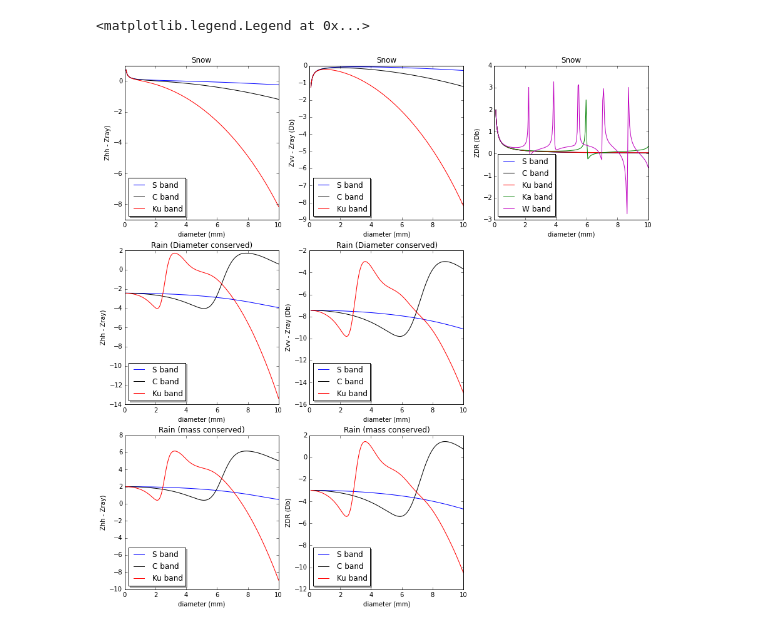
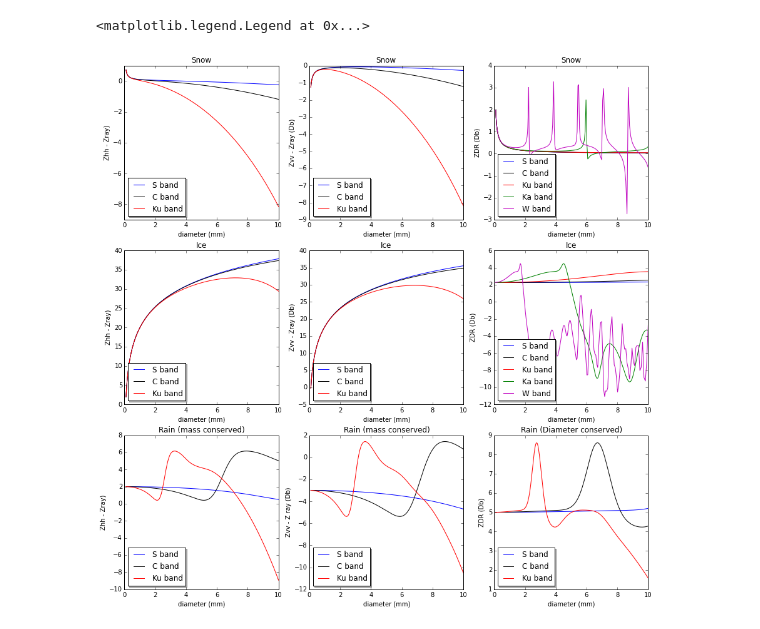
Before and after one commit to georgeasduffy/Scattering, a Jupyter notebook: Rayleigh_ARtest.ipynb, the cells around one changed output. Saved outputs shown, nothing was run; the diff lists cells and outputs as text; code cells hidden in the pictures.

Commit message:
cleaned up figures

```diff
--- a/Rayleigh_ARtest.ipynb
+++ b/Rayleigh_ARtest.ipynb
@@ -89,6 +89,64 @@ ax3.set_ylabel('ZDR (Db)')
 ax3.set_title('Snow')
 ax3.legend(['S band', 'C band', 'Ku band', 'Ka band', 'W band'], loc = 'lower left', shadow = True)
 
+Rayleigh = []
+flec1h, flec2h, flec3h, flec4h, flec5h = [], [], [], [], []
+flec1v, flec2v, flec3v, flec4v, flec5v = [], [], [], [], []
+for d in dees:
+    dmod = d * (ar**(1./3.))
+    mm = complex(1.782, 0.00732)
+    oblate1 = Scatterer(radius = dmod/2., wavelength=tmatrix_aux.wl_S, m = mm, axis_ratio = 1/ar)
+    oblate2 = Scatterer(radius = dmod/2., wavelength=tmatrix_aux.wl_C, m = mm, axis_ratio = 1/ar)
+    oblate3 = Scatterer(radius = dmod/2., wavelength=tmatrix_aux.wl_Ku, m = mm, axis_ratio = 1/ar)
+    oblate4 = Scatterer(radius = dmod/2., wavelength=tmatrix_aux.wl_Ka, m = mm, axis_ratio = 1/ar)
+    oblate5 = Scatterer(radius = dmod/2., wavelength=tmatrix_aux.wl_W, m = mm, axis_ratio = 1/ar)
+
+    flec1h.append(10*np.log10(nconc*radar.refl(oblate1)))
+    flec2h.append(10*np.log10(nconc*radar.refl(oblate2)))
+    flec3h.append(10*np.log10(nconc*radar.refl(oblate3)))
+    flec4h.append(10*np.log10(nconc*radar.refl(oblate4)))
+    flec5h.append(10*np.log10(nconc*radar.refl(oblate5)))
+
+    flec1v.append(10*np.log10(nconc*radar.refl(oblate1, h_pol = False)))
+    flec2v.append(10*np.log10(nconc*radar.refl(oblate2, h_pol = False)))
+    flec3v.append(10*np.log10(nconc*radar.refl(oblate3, h_pol = False)))
+    flec4v.append(10*np.log10(nconc*radar.refl(oblate4, h_pol = False)))
+    flec5v.append(10*np.log10(nconc*radar.refl(oblate5, h_pol = False)))
+
+    Z = (.176/.93*(6/(np.pi)/.917)**2*(.004*(d*0.1)**2.1)**2)*10**6;
+    Rayleigh.append(10*np.log10( Z))
+
+ax4 = fig.add_subplot(334)
+ax4.plot(dees, np.array(flec1h) - np.array(Rayleigh))
+ax4.plot(dees, np.array(flec2h) - np.array(Rayleigh), 'k')
+ax4.plot(dees, np.array(flec3h) - np.array(Rayleigh), 'r')
+ax4.set_xlabel('diameter (mm)')
+ax4.set_ylabel('Zhh - Zray)')
+ax4.set_title('Ice')
+ax4.legend(['S band', 'C band', 'Ku band'], loc = 'lower left', shadow = True)
+
+ax5 = fig.add_subplot(335)
+ax5.plot(dees, np.array(flec1v) - np.array(Rayleigh))
+ax5.plot(dees, np.array(flec2v) - np.array(Rayleigh), 'k')
+ax5.plot(dees, np.array(flec3v) - np.array(Rayleigh), 'r')
+
+ax5.set_xlabel('diameter (mm)')
+ax5.set_ylabel('Zvv - Zray (Db)')
+ax5.set_title('Ice')
+ax5.legend(['S band', 'C band', 'Ku band'], loc = 'lower left', shadow = True)
+
+ax5 = fig.add_subplot(336)
+ax5.plot(dees, np.array(flec1h) - np.array(flec1v))
+ax5.plot(dees, np.array(flec2h) - np.array(flec2v), 'k')
+ax5.plot(dees, np.array(flec3h) - np.array(flec3v), 'r')
+ax5.plot(dees, np.array(flec4h) - np.array(flec4v), 'g')
+ax5.plot(dees, np.array(flec5h) - np.array(flec5v), 'm')
+
+ax5.set_xlabel('diameter (mm)')
+ax5.set_ylabel('ZDR (Db)')
+ax5.set_title('Ice')
+ax5.legend(['S band', 'C band', 'Ku band', 'Ka band', 'W band'], loc = 'lower left', shadow = True)
+
 Rayleigh1 = []
 Rayleigh2 = []
 flec1h, flec2h, flec3h, flec4h, flec5h = [], [], [], [], []
@@ -114,48 +172,41 @@ for d in dees:
     flec3v.append(10*np.log10(nconc*radar.refl(oblate3, h_pol = False)))
     flec4v.append(10*np.log10(nconc*radar.refl(oblate4, h_pol = False)))
     flec5v.append(10*np.log10(nconc*radar.refl(oblate5, h_pol = False)))
 
     Z1 = d**6
     Z2 = dmod**6
     Rayleigh1.append(10*np.log10(Z1))
     Rayleigh2.append(10*np.log10(Z2))
 
-ax4 = fig.add_subplot(334)
-ax4.plot(dees, np.array(flec1h) - np.array(Rayleigh1))
-ax4.plot(dees, np.array(flec2h) - np.array(Rayleigh1), 'k')
-ax4.plot(dees, np.array(flec3h) - np.array(Rayleigh1), 'r')
-ax4.set_xlabel('diameter (mm)')
-ax4.set_ylabel('Zhh - Zray)')
-ax4.set_title('Rain (Diameter conserved)')
-ax4.legend(['S band', 'C band', 'Ku band'], loc = 'lower left', shadow = True)
 
-ax5 = fig.add_subplot(335)
-ax5.plot(dees, np.array(flec1v) - np.array(Rayleigh1))
-ax5.plot(dees, np.array(flec2v) - np.array(Rayleigh1), 'k')
-ax5.plot(dees, np.array(flec3v) - np.array(Rayleigh1), 'r')
-
-ax5.set_xlabel('diameter (mm)')
-ax5.set_ylabel('Zvv - Zray (Db)')
-ax5.set_title('Rain (Diameter conserved)')
-ax5.legend(['S band', 'C band', 'Ku band'], loc = 'lower left', shadow = True)
 
 ax6 = fig.add_subplot(338)
 ax6.plot(dees, np.array(flec1v)-np.array(Rayleigh2))
 ax6.plot(dees, np.array(flec2v)-np.array(Rayleigh2), 'k')
 ax6.plot(dees, np.array(flec3v)-np.array(Rayleigh2), 'r')
 ax6.set_xlabel('diameter (mm)')
 ax6.set_ylabel('Zvv - Z ray (Db)')
 ax6.set_title('Rain (mass conserved)')
 ax6.legend(['S band', 'C band', 'Ku band'], loc = 'lower left', shadow = True)
 
 ax7 = fig.add_subplot(337)
 ax7.plot(dees, np.array(flec1h) - np.array(Rayleigh2))
 ax7.plot(dees, np.array(flec2h) - np.array(Rayleigh2), 'k')
 ax7.plot(dees, np.array(flec3h) - np.array(Rayleigh2), 'r')
 ax7.set_xlabel('diameter (mm)')
 ax7.set_ylabel('Zhh - Zray)')
 ax7.set_title('Rain (mass conserved)')
 ax7.legend(['S band', 'C band', 'Ku band'], loc = 'lower left', shadow = True)
+
+ax5 = fig.add_subplot(339)
+ax5.plot(dees, np.array(flec1h) - np.array(flec1v))
+ax5.plot(dees, np.array(flec2h) - np.array(flec2v), 'k')
+ax5.plot(dees, np.array(flec3h) - np.array(flec3v), 'r')
+
+ax5.set_xlabel('diameter (mm)')
+ax5.set_ylabel('ZDR (Db)')
+ax5.set_title('Rain (Diameter conserved)')
+ax5.legend(['S band', 'C band', 'Ku band'], loc = 'lower left', shadow = True)
 # %% [output]
 <matplotlib.legend.Legend at 0x...>
-[figure, old version]
+[figure, new version]
```
